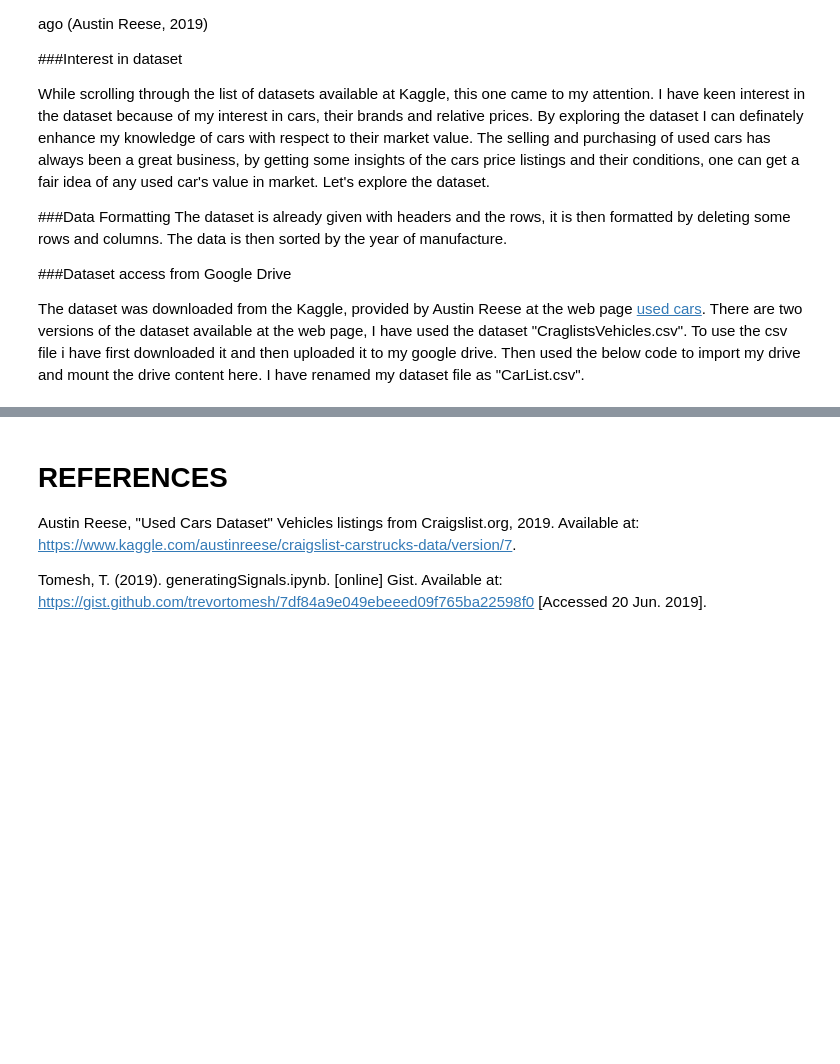
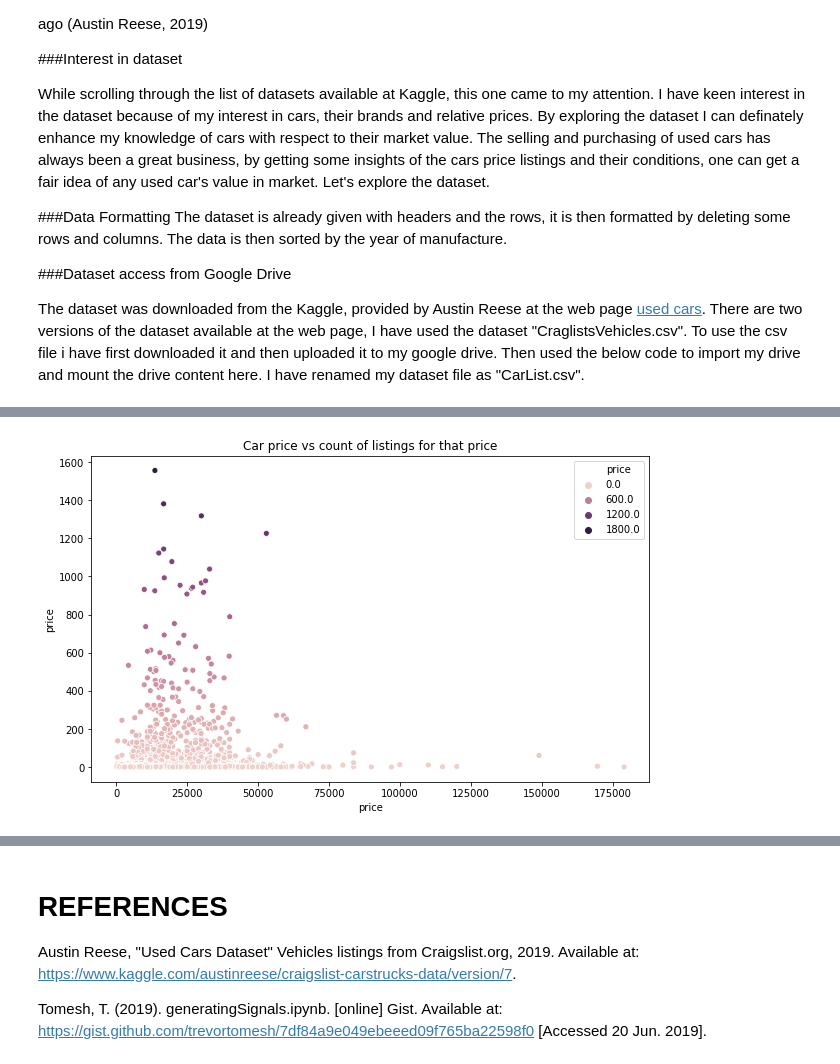
Before and after one commit to jashanmalhi/Data-Analysis, a Jupyter notebook: Used_Cars_Dataset.ipynb, the cells around one changed output, grey strips where cells are left out. Drawn from its saved outputs; the diff is of its cells as text; code cells hidden in the pictures; blank space fills up the shorter version.

```diff
--- a/Used_Cars_Dataset.ipynb
+++ b/Used_Cars_Dataset.ipynb
@@ -133,0 +260,6 @@ memory usage: 16.4+ MB
+# %%
+plt.figure(figsize=(10,6))
+ax = sns.scatterplot(x="price", y=ledger['price'].value_counts(), hue=ledger['price'].value_counts(), data=ledger)
+plt.title("Car price vs count of listings for that price");
+# %% [output]
+[figure, added]
```
Also changed, not shown: parts of 28 cells of this notebook.
